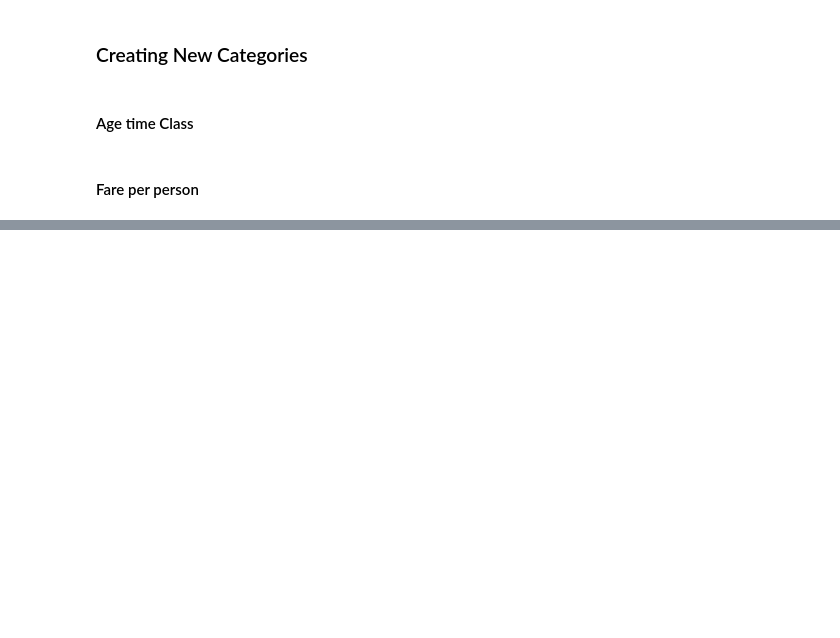
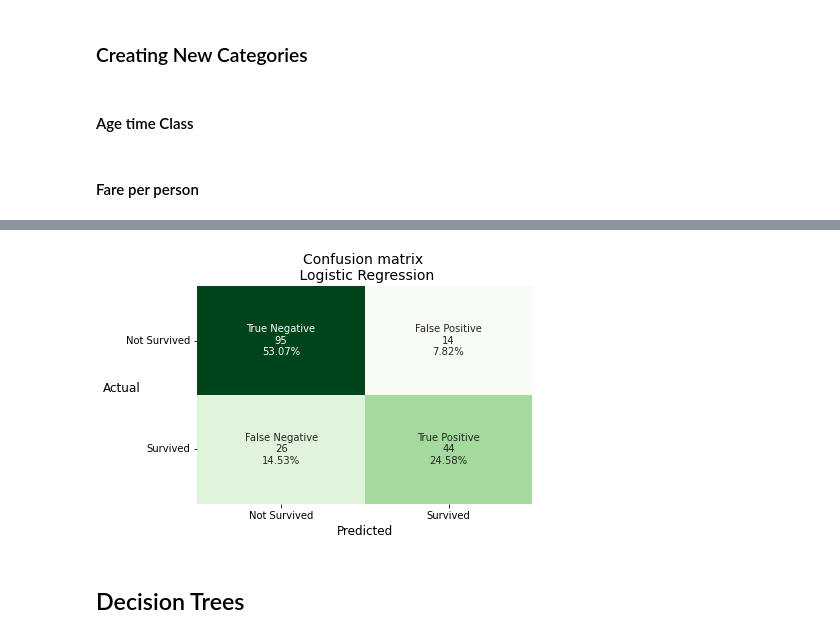
Before and after one commit to nishantnayar/Titanic, a Jupyter notebook: Titanic.ipynb, the cells around one changed output, grey strips where cells are left out. Drawn from its saved outputs; the diff is of its cells as text; code cells hidden in the pictures; blank space fills up the shorter version.

Commit message:
Additional Models
Additional Models

```diff
--- a/Titanic.ipynb
+++ b/Titanic.ipynb
@@ -678,0 +638,19 @@ optuna.visualization.plot_contour(study, params=['rf_max_depth','rf_n_estimators
+# %%
+# Extracting the target variable
+y = train_df['Survived']
+
+# Removing the interest column
+X = train_df.drop(['Survived'], axis = 1)
+Predictors=X.columns
+Target='Survived'
+
+### Sandardization of data ###
+PredictorScaler=MinMaxScaler()
+
+# Storing the fit object for later reference
+PredictorScalerFit=PredictorScaler.fit(X)
+
+# Generating the standardized values of X
+X=PredictorScalerFit.transform(X)
+
+X_train, X_test, y_train, y_test = train_test_split(X, y, test_size=0.2)
@@ -678,0 +672,6 @@ optuna.visualization.plot_contour(study, params=['rf_max_depth','rf_n_estimators
+# %%
+clf = LogisticRegression(C=5,penalty='l2', solver='newton-cg')
+# %%
+# Creating the model on Training Data
+LOG=clf.fit(X_train,y_train)
+prediction=LOG.predict(X_test)
@@ -678,0 +706,22 @@ optuna.visualization.plot_contour(study, params=['rf_max_depth','rf_n_estimators
+# %%
+# Calculate Matrix
+cf_matrix=metrics.confusion_matrix(y_test, prediction)
+
+# Build Correlation matrix
+group_names = ['True Negative','False Positive','False Negative','True Positive']
+ticks =['Not Survived', 'Survived']
+group_counts = ["{0:0.0f}".format(value) for value in  cf_matrix.flatten()]
+group_percentages = ["{0:.2%}".format(value) for value in cf_matrix.flatten()/np.sum(cf_matrix)]
+labels = [f"{v1}\n{v2}\n{v3}" for v1, v2, v3 in zip(group_names,group_counts,group_percentages)]
+labels = np.asarray(labels).reshape(2,2)
+ax=sns.heatmap(cf_matrix, annot=labels, fmt='', cmap="Greens", cbar=False)
+plt.yticks(plt.yticks()[0], labels=ticks, rotation=0)
+plt.xticks(plt.xticks()[0], labels=ticks)
+plt.title("Confusion matrix \n Logistic Regression", fontsize=14)
+plt.ylabel("Actual", rotation=0, fontsize=12)
+plt.xlabel("Predicted", fontsize=12)
+plt.show()
+# %% [output]
+[figure, added]
+# %% [markdown]
+## Decision Trees
```
Also changed, not shown: parts of 101 cells of this notebook, 5 other files.
